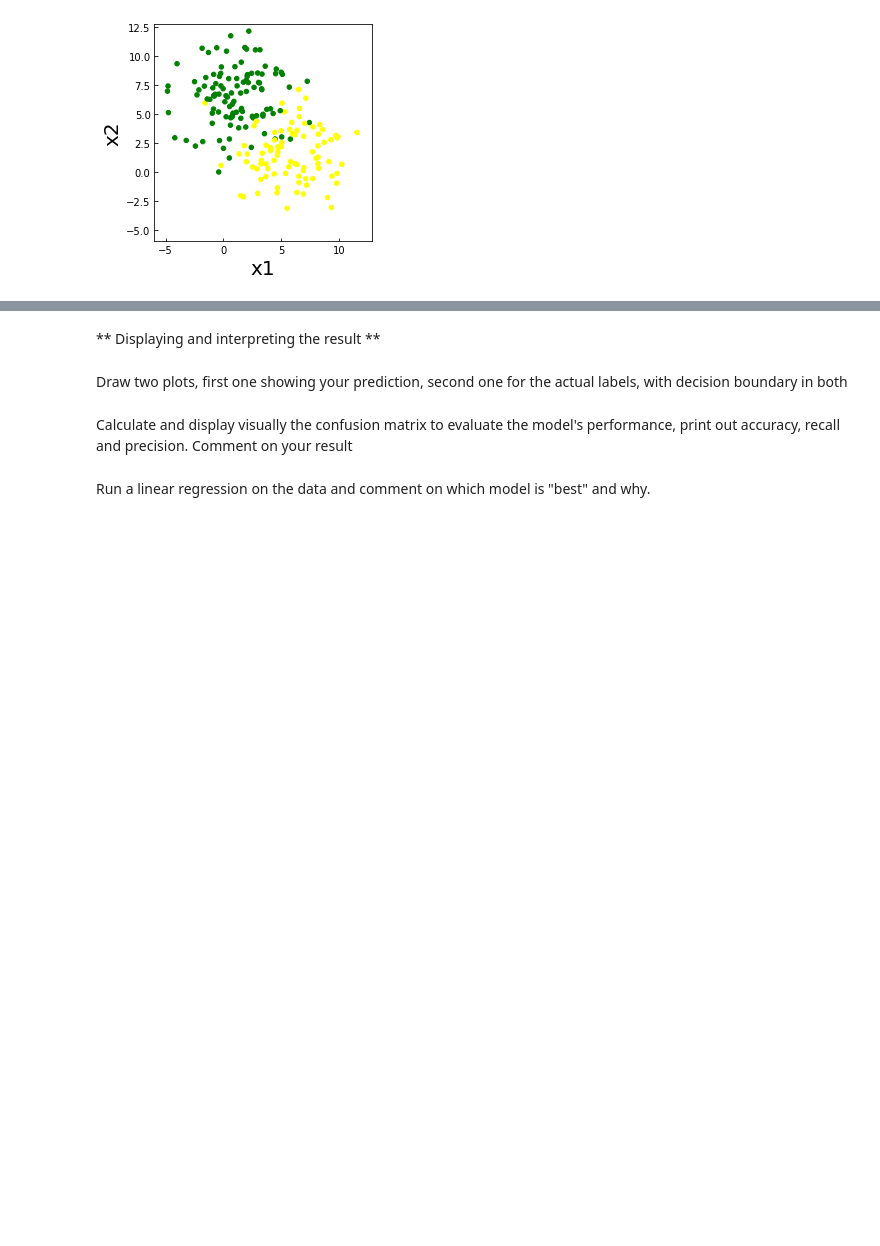
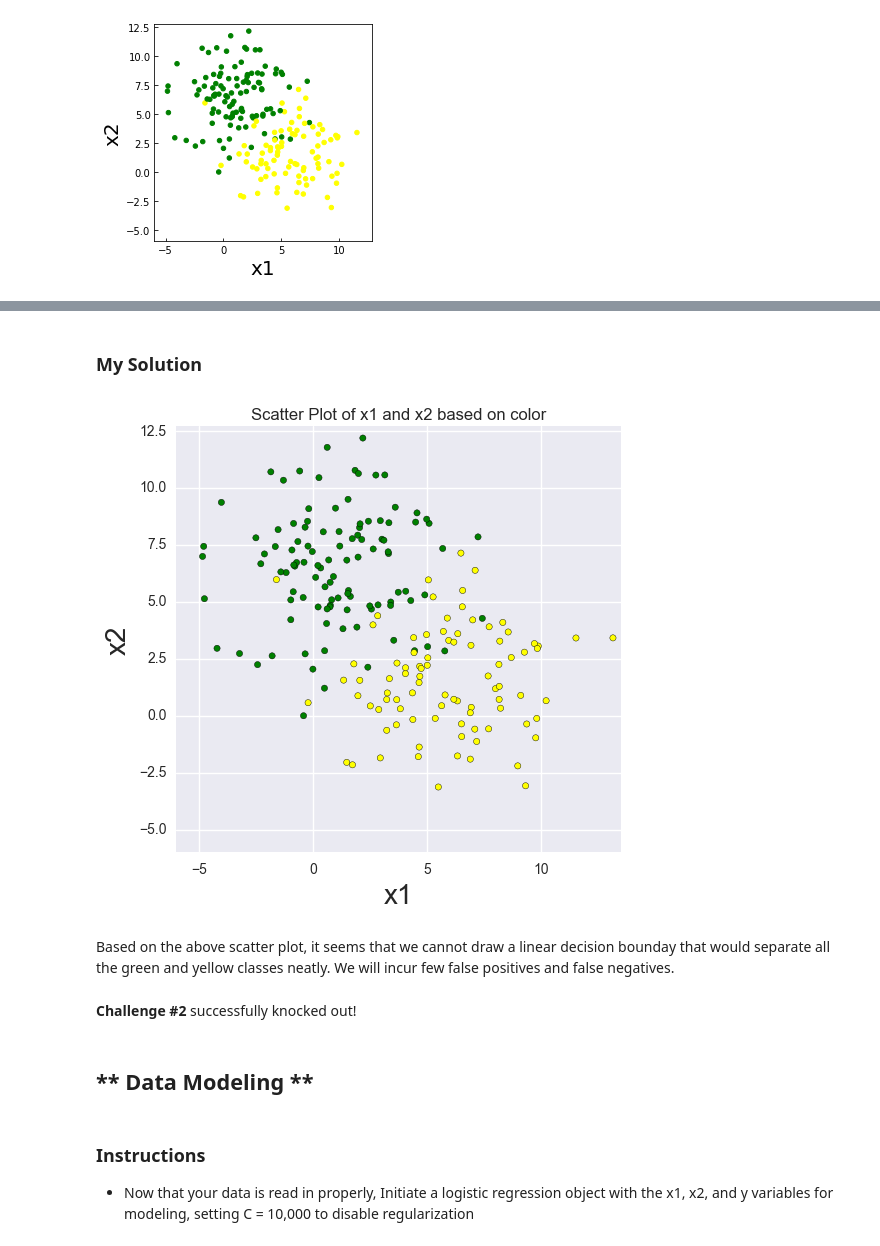
Before and after one commit to IlyasHabeeb/CA_Test_Ilyas, a Jupyter notebook: PUI ADS CA test.ipynb, the cells around one changed output, grey strips where cells are left out. Saved outputs shown, nothing was run; the diff lists cells and outputs as text; code cells hidden in the pictures; blank space fills up the shorter version.

Commit message:
Completed challenge

```diff
--- a/PUI ADS CA test.ipynb
+++ b/PUI ADS CA test.ipynb
@@ -41,0 +100,4 @@ datain.describe()
+# %%
+df = pd.read_csv('logreg.csv', header = None)
+
+df.head()
@@ -41,0 +113,4 @@ datain.describe()
+# %%
+df = df.rename(columns={0: 'x1', 1: 'x2', 2:'color'})
+
+df.head()
@@ -41,0 +161,5 @@ datain.describe()
+# %%
+#Passing a copy of the DataFrame so as not to manipulate the actual DataFrame
+datain = clean_data(df.copy())
+
+datain.head()
@@ -61,8 +205,37 @@ Use these parameters to predict on the test set
-# %% [markdown]
-** Displaying and interpreting the result **
-# %% [markdown]
-Draw two plots, first one showing your prediction, second one for the actual labels, with decision boundary in both
-# %% [markdown]
-Calculate and display visually the confusion matrix to evaluate the model's performance, print out accuracy, recall and precision. Comment on your result
-# %% [markdown]
-Run a linear regression on the data and comment on which model is "best" and why.
+# %% [markdown]
+### My Solution
+# %%
+#Plotting the scatter plot
+plt.scatter(x = datain.x1, y= datain.x2, c = datain.color)
+
+#Setting the ticks on x and y axis
+plt.xticks(np.arange(-5, 15, step=5))
+plt.yticks(np.arange(-5, 15, step = 2.5))
+
+#Setting the limits of x-axis and y-axis
+plt.axis([-6, 13.5, -6, 12.7])
+
+#Labeling the axes
+plt.xlabel('x1',fontsize = 20)
+plt.ylabel('x2', fontsize = 20)
+
+#Giving a title
+plt.title('Scatter Plot of x1 and x2 based on color', fontsize = 12)
+
+#Ensuring both the axes are equal and on the same scale
+plt.gca().set_aspect('equal', adjustable='box')
+
+#Displaying the Plot
+plt.show()
+# %% [output]
+[figure, added]
+# %% [markdown]
+Based on the above scatter plot, it seems that we cannot draw a linear decision bounday that would separate all the green and yellow classes neatly. We will incur few false positives and false negatives.
+# %% [markdown]
+**Challenge #2** successfully knocked out!
+# %% [markdown]
+## ** Data Modeling **
+# %% [markdown]
+### Instructions
+
+- Now that your data is read in properly, Initiate a logistic regression object with the x1, x2, and y variables for modeling, setting C = 10,000 to disable regularization
```
Also changed, not shown: parts of 109 cells of this notebook, 2 other files.
